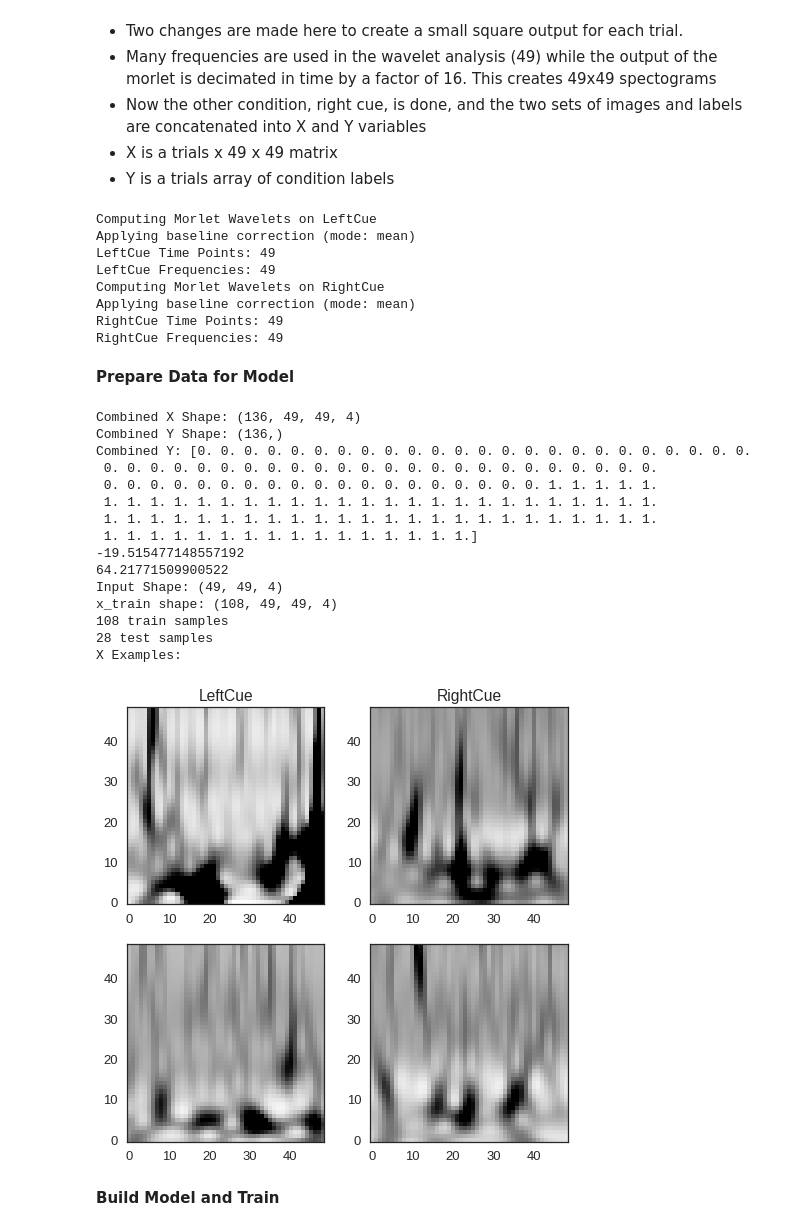
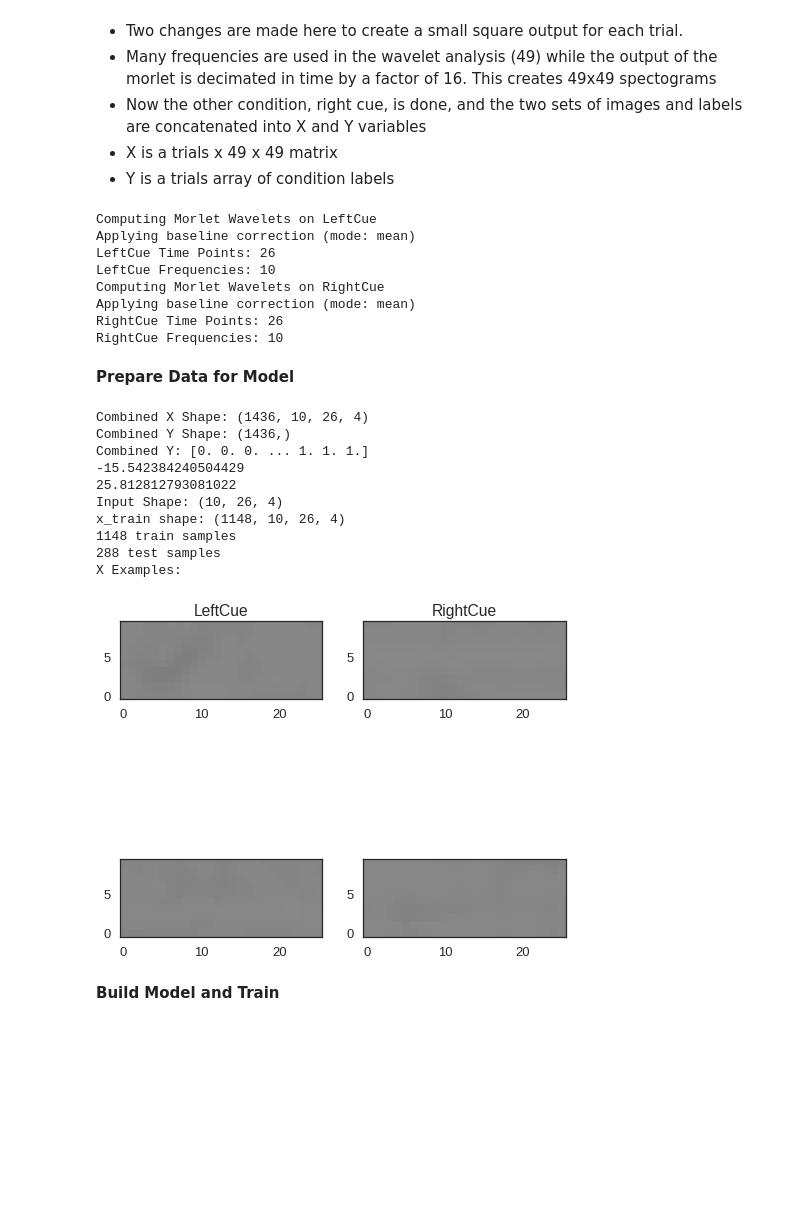
Before and after one commit to kylemath/EEG-Classification, a Jupyter notebook: notebooks/CNN_LSTM_Muse_Kyle.ipynb, the cells around one changed output. Drawn from its saved outputs; the diff is of its cells as text; code cells hidden in the pictures; blank space fills up the shorter version.

Commit message:
no longer makes square images (since flatten anyway), above 50%!!

```diff
--- a/notebooks/CNN_LSTM_Muse_Kyle.ipynb
+++ b/notebooks/CNN_LSTM_Muse_Kyle.ipynb
@@ -259,41 +276,41 @@ sample drop %:  60.23391812865497
 * X is a trials x 49 x 49 matrix
 * Y is a trials array of condition labels
 # %%
-#15. You can use `np.ones_like` and `np.zeros_like` to make easy to discern training data.
-
 # Condition0
 print('Computing Morlet Wavelets on ' + event_ids[0])
 
-tfr = tfr_morlet(epochs[event_ids[0]], freqs=frequencies,
+tfr0 = tfr_morlet(epochs[event_ids[0]], freqs=frequencies,
                       n_cycles=wave_cycles, return_itc=False,
                       picks=electrodes_out,average=False,decim=decim)
-tfr = tfr.apply_baseline(spect_baseline,mode='mean')
-cond0_power_out = np.moveaxis(tfr.data,1,3)
-#cond0_power_out[:,0:10,0:10,:] = 0
+tfr0 = tfr0.apply_baseline(spect_baseline,mode='mean')
+stim_onset = np.argmax(tfr0.times>0)
+new_times = tfr0.times[stim_onset:]
+cond0_power_out = np.moveaxis(tfr0.data[:,:,:,stim_onset:],1,3)
+#cond0_power_out[:,0:5,0:5,:] = 0
 
-print(event_ids[0] + ' Time Points: ' + str(len(tfr.times)))
-print(event_ids[0] + ' Frequencies: ' + str(len(tfr.freqs)))
+print(event_ids[0] + ' Time Points: ' + str(len(new_times)))
+print(event_ids[0] + ' Frequencies: ' + str(len(tfr0.freqs)))
 
 #Condition1
 print('Computing Morlet Wavelets on ' + event_ids[1])
-tfr = tfr_morlet(epochs[event_ids[1]], freqs=frequencies,
+tfr1 = tfr_morlet(epochs[event_ids[1]], freqs=frequencies,
                       n_cycles=wave_cycles, return_itc=False,
                       picks=electrodes_out,average=False,decim=decim)
-tfr = tfr.apply_baseline(spect_baseline,mode='mean')
-cond1_power_out = np.moveaxis(tfr.data,1,3)
-#cond1_power_out[:,0:10,0:10,:] = 1
+tfr1 = tfr1.apply_baseline(spect_baseline,mode='mean')
+cond1_power_out = np.moveaxis(tfr1.data[:,:,:,stim_onset:],1,3)
+#cond1_power_out[:,0:5,0:5,:] = 1
 
-print(event_ids[1] + ' Time Points: ' + str(len(tfr.times)))
-print(event_ids[1] + ' Frequencies: ' + str(len(tfr.freqs)))
+print(event_ids[1] + ' Time Points: ' + str(len(new_times)))
+print(event_ids[1] + ' Frequencies: ' + str(len(tfr1.freqs)))
 # %% [output]
 Computing Morlet Wavelets on LeftCue
 Applying baseline correction (mode: mean)
-LeftCue Time Points: 49
-LeftCue Frequencies: 49
+LeftCue Time Points: 26
+LeftCue Frequencies: 10
 Computing Morlet Wavelets on RightCue
 Applying baseline correction (mode: mean)
-RightCue Time Points: 49
-RightCue Frequencies: 49
+RightCue Time Points: 26
+RightCue Frequencies: 10
 # %% [markdown]
 **Prepare Data for Model**
 # %%
@@ -310,57 +327,52 @@ X = (X - np.mean(X)) / np.std(X)
 print(np.min(X))
 print(np.max(X))
 
-vmin = (np.std(X)/10) * -1
-vmax = np.std(X)/10
+vmin = (np.std(X)) * -1
+vmax = np.std(X)
 
 #Plot Example Data
 f, axarr = plt.subplots(2,2, figsize = (8,8))
 axarr[0][0].set_title(event_ids[0])
 axarr[0][0].imshow(X[0,:,:,1],vmin=vmin, vmax=vmax)
 
 axarr[0][0].invert_yaxis()
 axarr[1][0].imshow(X[1,:,:,1],vmin=vmin, vmax=vmax)
 axarr[1][0].invert_yaxis()
 
 axarr[0][1].set_title(event_ids[1])
 axarr[0][1].imshow(X[-1,:,:,1],vmin=vmin, vmax=vmax)
 axarr[0][1].invert_yaxis()
 axarr[1][1].imshow(X[-2,:,:,1],vmin=vmin, vmax=vmax)
 axarr[1][1].invert_yaxis()
 ;
 
 # convert class vectors to binary class matrices and recast X
 Y = keras.utils.to_categorical(Y, num_classes)
 X = X.astype('float32')
 
 # Split training and test data and recast
 x_train, x_test, y_train, y_test = train_test_split(X, Y, test_size=0.20,shuffle=True)
 
 # Compute model input shape
-input_shape = (img_rows, img_cols, len(electrodes_out))
+input_shape = (X.shape[1], X.shape[2], len(electrodes_out))
 
 print('Input Shape: ' + str(input_shape))
 print('x_train shape:', x_train.shape)
 print(x_train.shape[0], 'train samples')
 print(x_test.shape[0], 'test samples')
 print('X Examples:')
 # %% [output]
-Combined X Shape: (136, 49, 49, 4)
-Combined Y Shape: (136,)
-Combined Y: [0. 0. 0. 0. 0. 0. 0. 0. 0. 0. 0. 0. 0. 0. 0. 0. 0. 0. 0. 0. 0. 0. 0. 0.
- 0. 0. 0. 0. 0. 0. 0. 0. 0. 0. 0. 0. 0. 0. 0. 0. 0. 0. 0. 0. 0. 0. 0. 0.
- 0. 0. 0. 0. 0. 0. 0. 0. 0. 0. 0. 0. 0. 0. 0. 0. 0. 0. 0. 1. 1. 1. 1. 1.
- 1. 1. 1. 1. 1. 1. 1. 1. 1. 1. 1. 1. 1. 1. 1. 1. 1. 1. 1. 1. 1. 1. 1. 1.
- 1. 1. 1. 1. 1. 1. 1. 1. 1. 1. 1. 1. 1. 1. 1. 1. 1. 1. 1. 1. 1. 1. 1. 1.
- 1. 1. 1. 1. 1. 1. 1. 1. 1. 1. 1. 1. 1. 1. 1. 1.]
--19.515477148557192
-64.21771509900522
-Input Shape: (49, 49, 4)
-x_train shape: (108, 49, 49, 4)
-108 train samples
-28 test samples
+Combined X Shape: (1436, 10, 26, 4)
+Combined Y Shape: (1436,)
+Combined Y: [0. 0. 0. ... 1. 1. 1.]
+-15.542384240504429
+25.812812793081022
+Input Shape: (10, 26, 4)
+x_train shape: (1148, 10, 26, 4)
+1148 train samples
+288 test samples
 X Examples:
-[figure, old version]
+[figure, new version]
 # %% [markdown]
 **Build Model and Train**
 # %%
```
Also changed, not shown: parts of 4 cells of this notebook.
